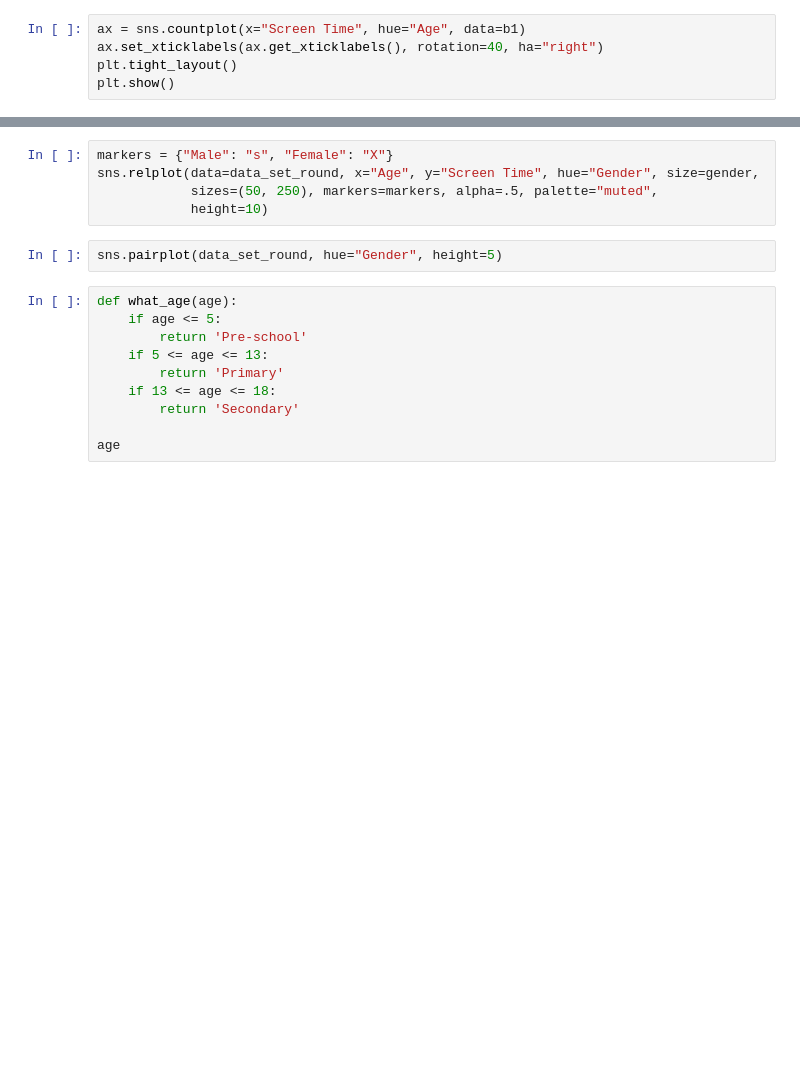
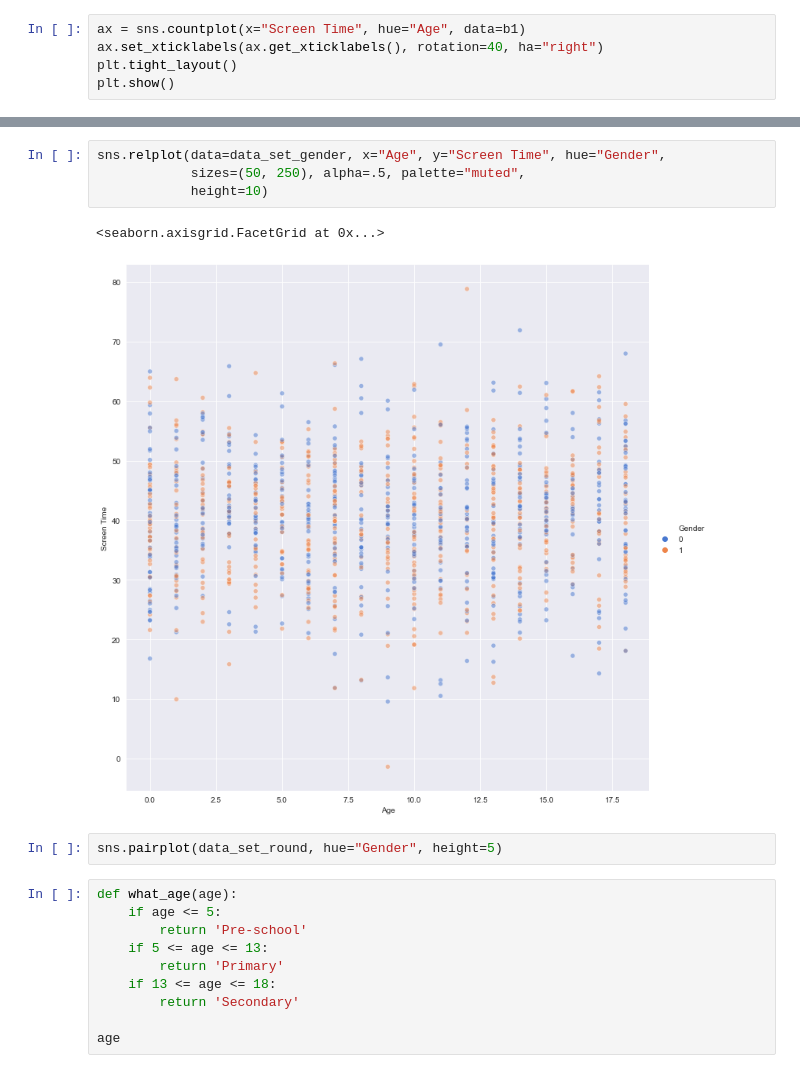
Before and after one commit to JPLee01/Programming_for_Data_Analysis-PRoject, a Jupyter notebook: Programming_for_Data_Analysis-Project.ipynb, the cells around one changed output, grey strips where cells are left out. Cells and saved outputs as stored; diff of their text form; blank space fills up the shorter version.

```diff
--- a/Programming_for_Data_Analysis-Project.ipynb
+++ b/Programming_for_Data_Analysis-Project.ipynb
@@ -550,8 +573,10 @@ sns.scatterplot(data=b1, x="Age", y="Screen Time", hue="Gender", size=gender,
 # %%
-markers = {"Male": "s", "Female": "X"}
-sns.relplot(data=data_set_round, x="Age", y="Screen Time", hue="Gender", size=gender,
-            sizes=(50, 250), markers=markers, alpha=.5, palette="muted",
+sns.relplot(data=data_set_gender, x="Age", y="Screen Time", hue="Gender",
+            sizes=(50, 250), alpha=.5, palette="muted",
             height=10)
+# %% [output]
+<seaborn.axisgrid.FacetGrid at 0x...>
+[figure, added]
 # %%
 sns.pairplot(data_set_round, hue="Gender", height=5)
 # %%
```
Also changed, not shown: parts of 16 cells of this notebook.
